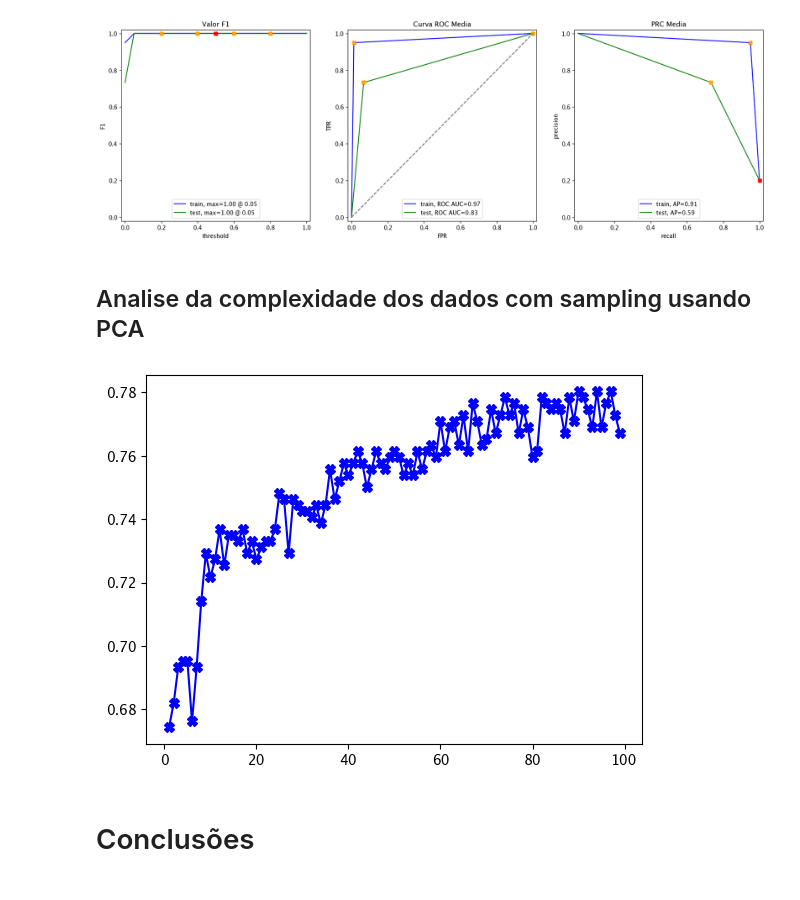
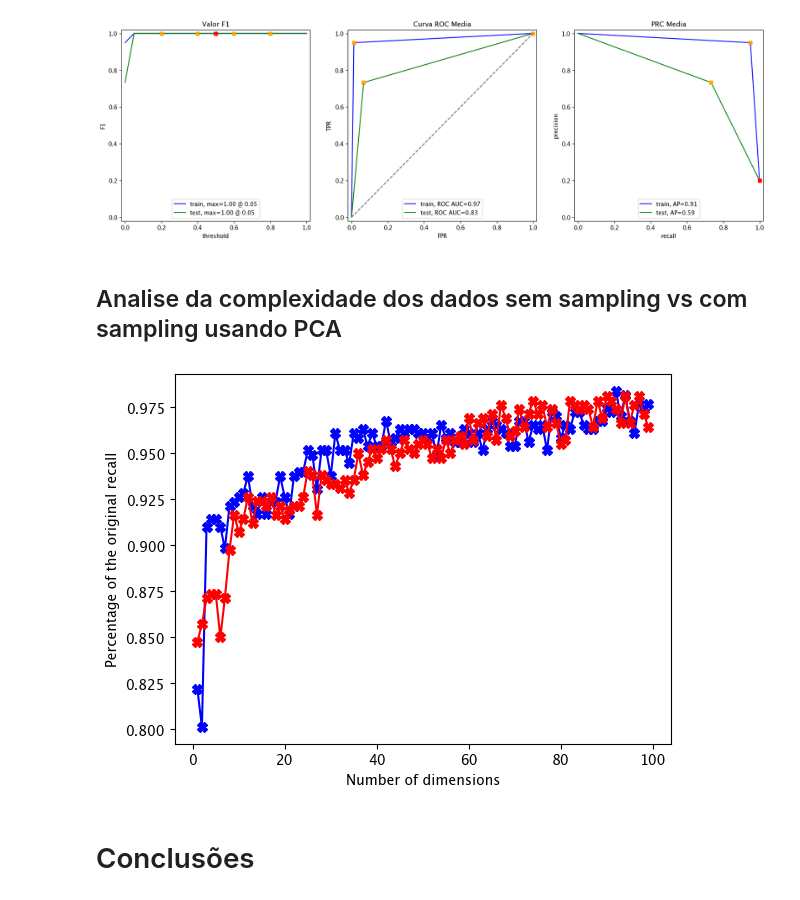
Before and after one commit to ufrrj-labweb/Visage-V1.1., a Jupyter notebook: notebooks/exploratory/Boost_Classifiers.ipynb, the cells around one changed output. Cells and saved outputs as stored; diff of their text form; code cells hidden in the pictures.

Commit message:
classes completed

```diff
--- a/notebooks/exploratory/Boost_Classifiers.ipynb
+++ b/notebooks/exploratory/Boost_Classifiers.ipynb
@@ -134,6 +134,20 @@ class DataProcessing:
         target_upsampled = pd.concat([target_false] + [target_true] * repeat)
 
         return features_upsampled, target_upsampled
+    def division(self,df_final):
+        df_final=df_final.drop_duplicates().reset_index()
+        features=self.text_preprocessing_nltk(df_final['text'])
+        target=df_final['Classe de Violência']
+        train_data, test_data, train_target, test_target = train_test_split(features, target, test_size=0.3, random_state=12345,shuffle=True,stratify=target)
+        return train_data, test_data, train_target, test_target
+    def upsampled_division(self,df_final):
+        df_sampled,garbage=train_test_split(df_final.drop_duplicates().reset_index(), test_size=0.3, random_state=12345,shuffle=True,stratify=df_final['Classe de Violência'])
+        features_sampled,target_sampled=self.upsample(df_sampled['text'], df_sampled['Classe de Violência'], 240,'Low')
+        features_sampled,target_sampled=self.upsample(features_sampled,target_sampled, 71,'Medium')
+        features_sampled,target_sampled=self.upsample(features_sampled,target_sampled, 13,'High')
+        features_sampled,target_sampled=self.upsample(features_sampled,target_sampled, 3,'VeryHigh')
+        features_sampled=self.text_preprocessing_nltk(features_sampled)
+        return features_sampled,target_sampled
 
 class MetricsProcessing:
     def probability(self,probability,test_target):
@@ -255,15 +269,31 @@ class MetricsProcessing:
         print(df_eval_stats)
 
         return
-    def pca_evaluator(model,test_data,test_target,n_components):
+    def pca_evaluator(model,model2,test_data,test_target,n_components):
         recall_list=[]
         components_list=[]
         for components in range (1,n_components):
+            original=recall_score(test_target,model.predict(test_data),average='weighted')
             pca=TruncatedSVD(n_components=components,random_state=12345)
             new_data=pca.fit_transform(test_data)
             new_data=pca.inverse_transform(new_data)
             prediction=model.predict(new_data)
-            recall_list.append(recall_score(test_target,prediction,average='weighted'))
+            recall_list.append(recall_score(test_target,prediction,average='weighted')/original)
             components_list.append(components)
+        recall_list2=[]
+        components_list2=[]
+        for components in range (1,n_components):
+            original=recall_score(test_target,model2.predict(test_data),average='weighted')
+            pca=TruncatedSVD(n_components=components,random_state=12345)
+            new_data=pca.fit_transform(test_data)
+            new_data=pca.inverse_transform(new_data)
+            prediction=model2.predict(new_data)
+            recall_list2.append(recall_score(test_target,prediction,average='weighted')/original)
+            components_list2.append(components)
+        plt.xlabel('Number of dimensions')
+        plt.ylabel('Percentage of the original recall')
         plt.plot(components_list, recall_list, color='blue', marker='X', markersize=7)
+        plt.xlabel('Number of dimensions')
+        plt.ylabel('Percentage of the original recall')
+        plt.plot(components_list2, recall_list2, color='red', marker='X', markersize=7)
         return
@@ -644,7 +764,7 @@ print('best accuracy:',best_acc)
 print('best f1:',best_f1)
 print('best precision:',best_precision)
 
-tree_model=best_model
+tree_model_upsampling=best_model
 # %% [output]
 best depth: 38
 best recall: 0.7954545454545454
@@ -690,11 +810,11 @@ APS        0.91  0.59
 ROC AUC    0.97  0.83
 [figure]
 # %% [markdown]
-## Analise da complexidade dos dados com sampling usando PCA
+## Analise da complexidade dos dados sem sampling vs com sampling usando PCA
 # %%
-MetricsProcessing.pca_evaluator(model=tree_model,test_data=test_data,test_target=test_target,n_components=100)
+MetricsProcessing.pca_evaluator(model=tree_model,model2=tree_model_upsampling,test_data=test_data,test_target=test_target,n_components=100)
 # %% [output]
-[figure, old version]
+[figure, new version]
 # %% [markdown]
 # Conclusões
 # %% [markdown]
```
Also changed, not shown: parts of 3 cells of this notebook, 1 other file.
